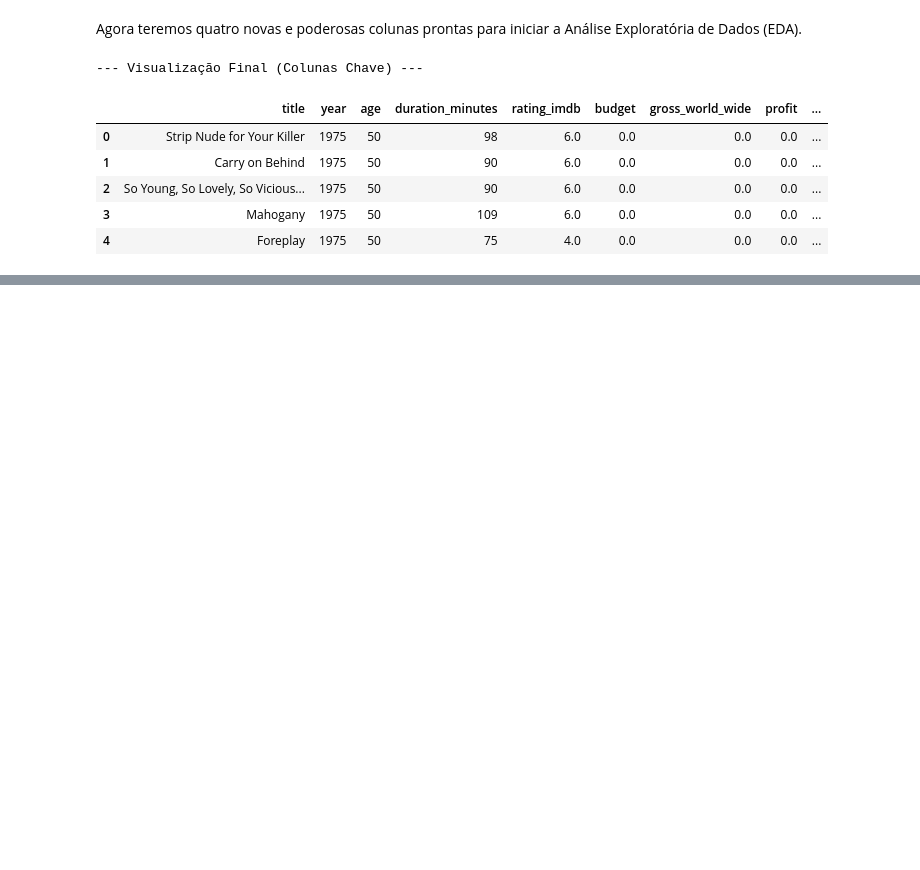
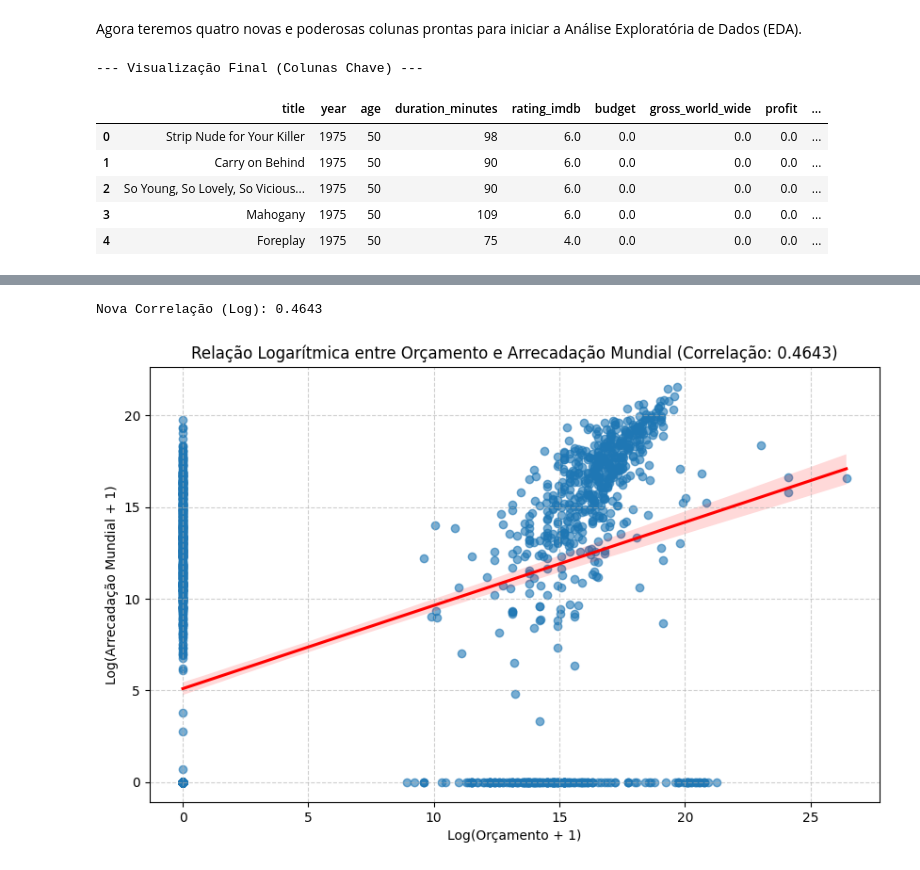
Before and after one commit to dlepinski/Projeto-Extensionista-Big-Data, a Jupyter notebook: app.ipynb, the cells around one changed output, grey strips where cells are left out. Saved outputs shown, nothing was run; the diff lists cells and outputs as text; code cells hidden in the pictures; blank space fills up the shorter version.

```diff
--- a/app.ipynb
+++ b/app.ipynb
@@ -298,0 +453,35 @@ display(filmes_df[['title', 'year', 'age', 'duration_minutes', 'rating_imdb', 'b
+# %%
+import numpy as np
+import seaborn as sns
+import matplotlib.pyplot as plt
+
+# 1. Aplicar a transformação logarítmica nas colunas
+# Usamos log(x + 1) para lidar com possíveis valores zero (0)
+filmes_df['log_budget'] = np.log1p(filmes_df['budget'])
+filmes_df['log_gross_world_wide'] = np.log1p(filmes_df['gross_world_wide'])
+
+# 2. Recalcular a correlação (opcional, mas recomendado)
+log_corr = filmes_df[['log_budget', 'log_gross_world_wide']].corr().iloc[0, 1]
+print(f"Nova Correlação (Log): {log_corr:.4f}")
+
+# 3. Criar o Gráfico de Dispersão com Log
+plt.figure(figsize=(10, 6))
+
+sns.regplot(
+    x='log_budget',
+    y='log_gross_world_wide',
+    data=filmes_df,
+    scatter_kws={'alpha': 0.6},
+    line_kws={'color': 'red'}
+)
+
+# Adiciona título e rótulos
+plt.title(f'Relação Logarítmica entre Orçamento e Arrecadação Mundial (Correlação: {log_corr:.4f})')
+plt.xlabel('Log(Orçamento + 1)')
+plt.ylabel('Log(Arrecadação Mundial + 1)')
+plt.grid(True, linestyle='--', alpha=0.6)
+
+plt.show()
+# %% [output]
+Nova Correlação (Log): 0.4643
+[figure, added]
```
Also changed, not shown: parts of 17 cells of this notebook.
